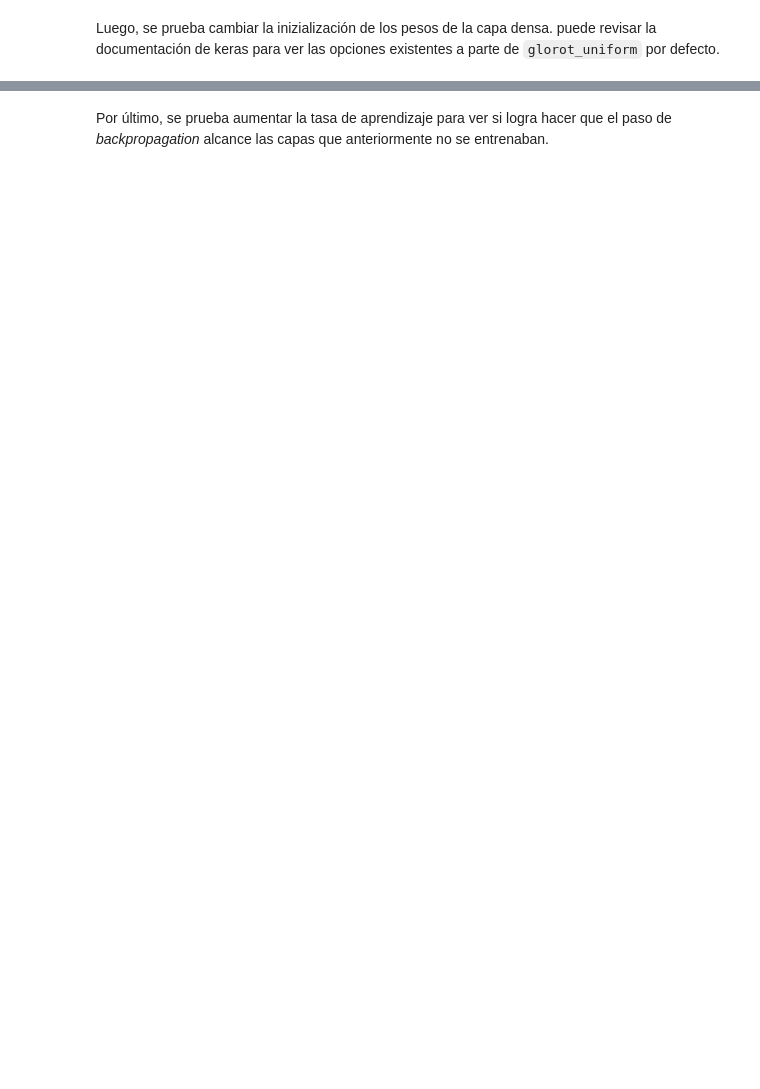
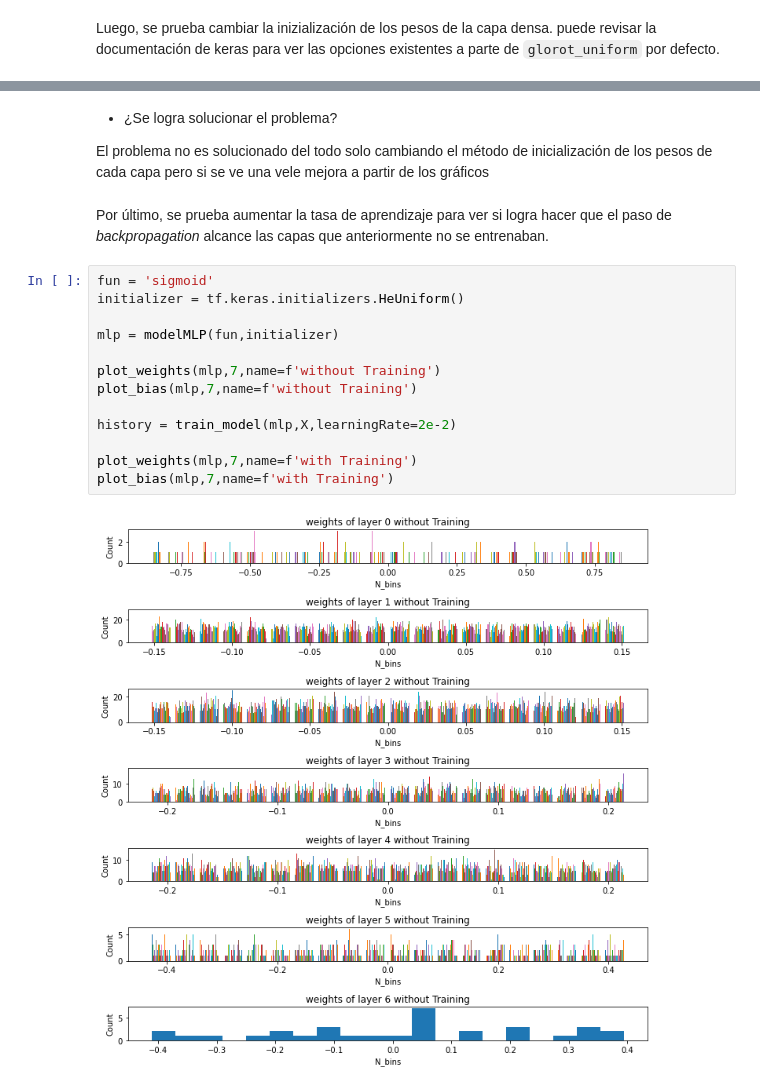
Before and after one commit to yeriel/Latin_accent_classifications, a Jupyter notebook: Tarea_Guiada_1.ipynb, the cells around one changed output, grey strips where cells are left out. Cells and saved outputs as stored; diff of their text form; blank space fills up the shorter version.

```diff
--- a/Tarea_Guiada_1.ipynb
+++ b/Tarea_Guiada_1.ipynb
@@ -925,2 +952,21 @@ Luego, se prueba cambiar la inizialización de los pesos de la capa densa. puede
+# %% [markdown]
+- ¿Se logra solucionar el problema?
+
+El problema no es solucionado del todo solo cambiando el método de inicialización de los pesos de cada capa pero si se ve una vele mejora a partir de los gráficos
 # %% [markdown]
 Por último, se prueba aumentar la tasa de aprendizaje para ver si logra hacer que el paso de _backpropagation_ alcance las capas que anteriormente no se entrenaban.
+# %%
+fun = 'sigmoid'
+initializer = tf.keras.initializers.HeUniform()
+
+mlp = modelMLP(fun,initializer)
+
+plot_weights(mlp,7,name=f'without Training')
+plot_bias(mlp,7,name=f'without Training')
+
+history = train_model(mlp,X,learningRate=2e-2)
+
+plot_weights(mlp,7,name=f'with Training')
+plot_bias(mlp,7,name=f'with Training')
+# %% [output]
+[figure, added]
```
Also changed, not shown: parts of 36 cells of this notebook.
